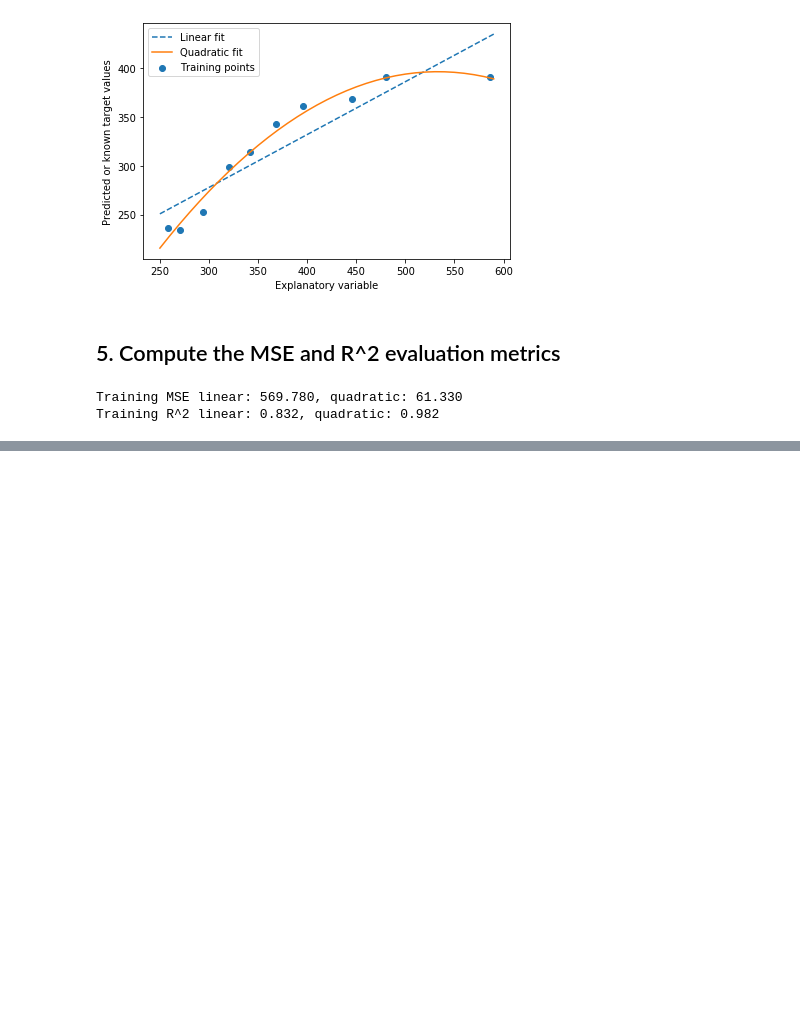
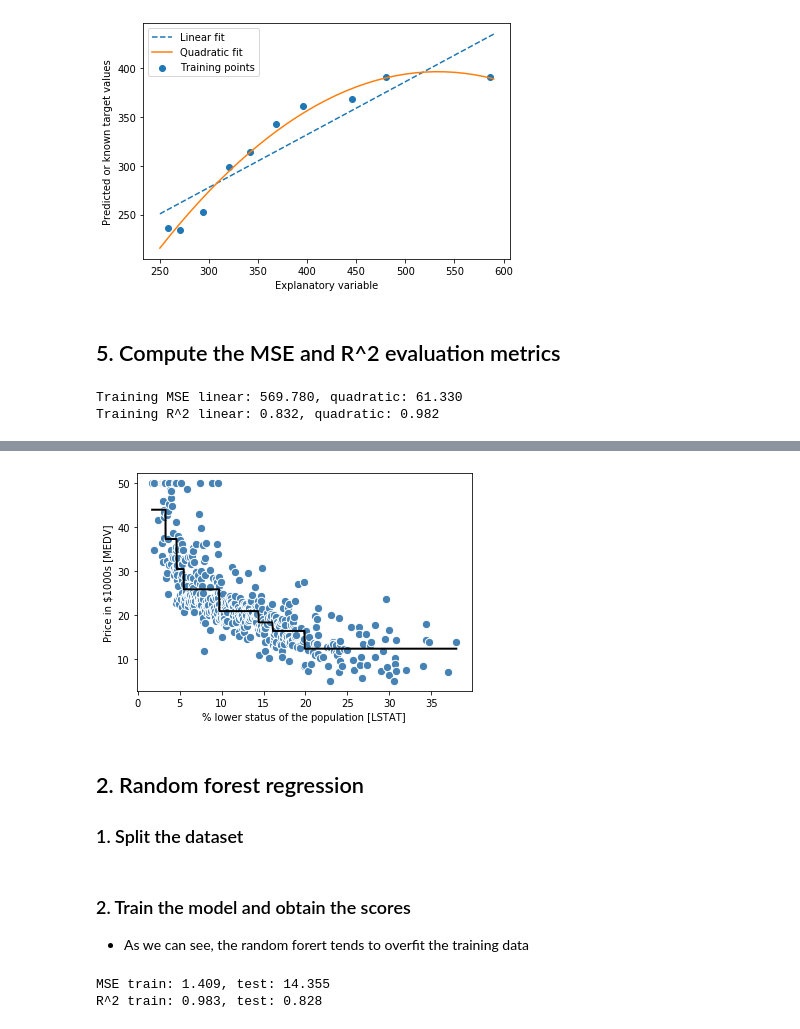
Before and after one commit to yonsken/python-ml-exercises, a Jupyter notebook: chapter_exercises/chapter_10/regression_analysis.ipynb, the cells around one changed output, grey strips where cells are left out. Cells and saved outputs as stored; diff of their text form; code cells hidden in the pictures; blank space fills up the shorter version.

```diff
--- a/chapter_exercises/chapter_10/regression_analysis.ipynb
+++ b/chapter_exercises/chapter_10/regression_analysis.ipynb
@@ -419,0 +519,20 @@ Training R^2 linear: 0.832, quadratic: 0.982
+# %%
+from sklearn.tree import DecisionTreeRegressor
+
+X = df[['LSTAT']].values
+y = df['MEDV'].values
+
+tree = DecisionTreeRegressor(max_depth=3)
+tree.fit(X, y)
+
+sort_idx = X.flatten().argsort()
+
+lin_regplot(X[sort_idx], y[sort_idx], tree)
+plt.xlabel('% lower status of the population [LSTAT]')
+plt.ylabel('Price in $1000s [MEDV]')
+plt.show()
+# %% [output]
+[figure, added]
+# %% [markdown]
+## 2. Random forest regression
+### 1. Split the dataset
@@ -419,0 +545,23 @@ Training R^2 linear: 0.832, quadratic: 0.982
+# %% [markdown]
+### 2. Train the model and obtain the scores
+- As we can see, the random forert tends to overfit the training data
+# %%
+from sklearn.ensemble import RandomForestRegressor
+
+forest = RandomForestRegressor(n_estimators=1000,
+                               criterion='mse',
+                               random_state=1,
+                               n_jobs=-1)
+forest.fit(X_train, y_train)
+y_train_pred = forest.predict(X_train)
+y_test_pred = forest.predict(X_test)
+
+print('MSE train: %.3f, test: %.3f' % (
+        mean_squared_error(y_train, y_train_pred),
+        mean_squared_error(y_test, y_test_pred)))
+print('R^2 train: %.3f, test: %.3f' % (
+        r2_score(y_train, y_train_pred),
+        r2_score(y_test, y_test_pred)))
+# %% [output]
+MSE train: 1.409, test: 14.355
+R^2 train: 0.983, test: 0.828
```
Also changed, not shown: parts of 8 cells of this notebook.
